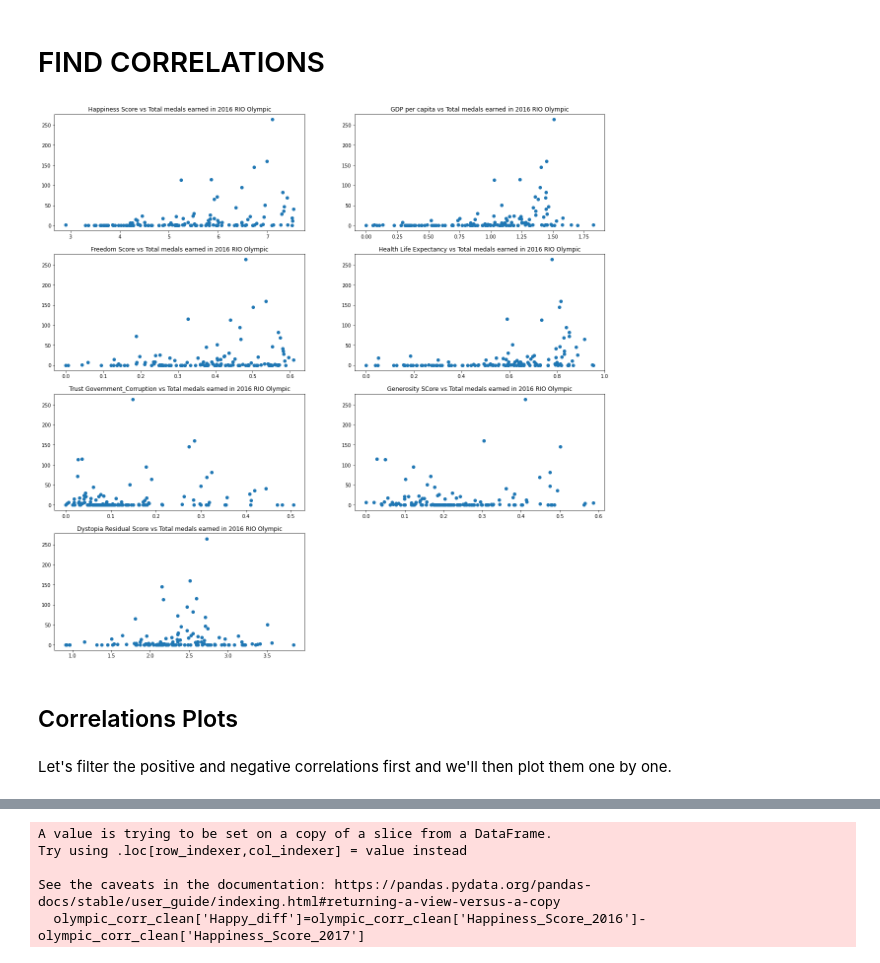
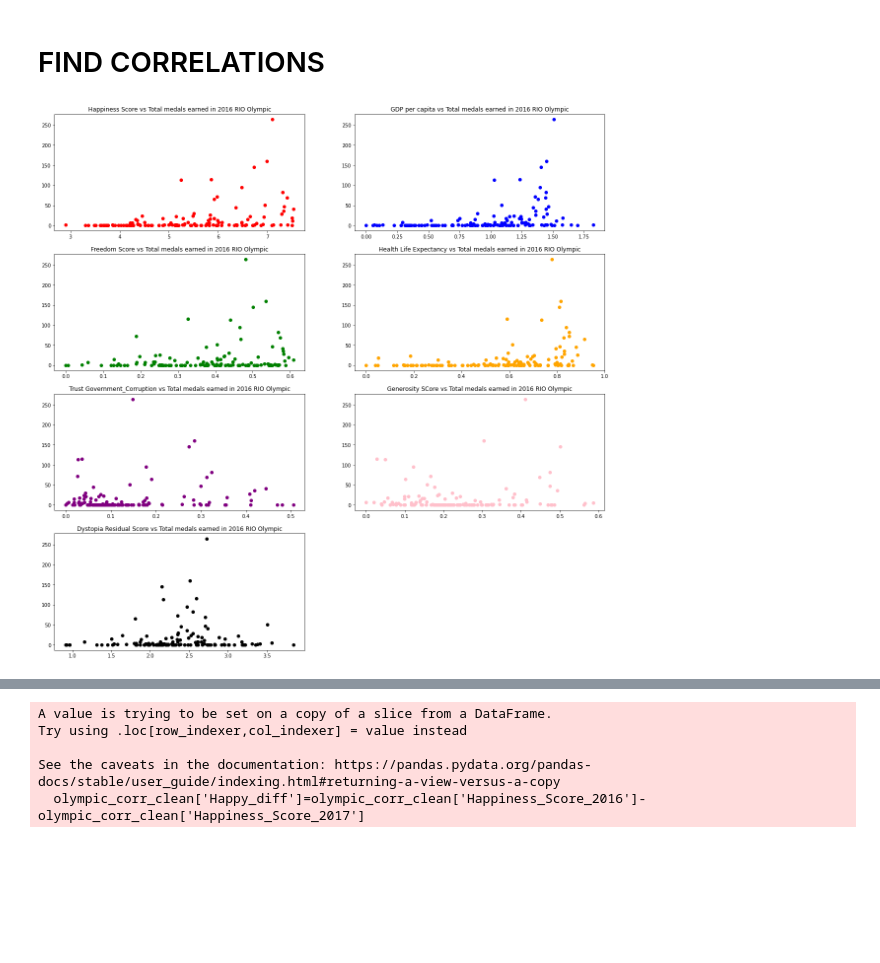
Before and after one commit to billychoy/Descriptive-Analysis-World-Happiness-Index-and-Olympic-Game, a Jupyter notebook: World Happiest Index and Olympic Game.ipynb, the cells around one changed output, grey strips where cells are left out. Drawn from its saved outputs; the diff is of its cells as text; code cells hidden in the pictures; blank space fills up the shorter version.

```diff
--- a/World Happiest Index and Olympic Game.ipynb
+++ b/World Happiest Index and Olympic Game.ipynb
@@ -747,24 +747,20 @@ olympic_corr_clean.isnull().sum().sum()
 # %%
 plt.rc('figure', figsize=(20,20))
 fig, axes = plt.subplots(4,2)
-axes[0,0].scatter(olympic_corr_clean['Happiness_Score_2016'],olympic_corr_clean['total_medals'])
+axes[0,0].scatter(olympic_corr_clean['Happiness_Score_2016'],olympic_corr_clean['total_medals'],c='r')
 axes[0,0].set_title('Happiness Score vs Total medals earned in 2016 RIO Olympic')
-axes[0,1].scatter(olympic_corr_clean['Economy_GDP_per_Capita_2016'],olympic_corr_clean['total_medals'])
+axes[0,1].scatter(olympic_corr_clean['Economy_GDP_per_Capita_2016'],olympic_corr_clean['total_medals'],c='b')
 axes[0,1].set_title('GDP per capita vs Total medals earned in 2016 RIO Olympic')
-axes[1,0].scatter(olympic_corr_clean['Freedom_2016'],olympic_corr_clean['total_medals'])
+axes[1,0].scatter(olympic_corr_clean['Freedom_2016'],olympic_corr_clean['total_medals'],c='g')
 axes[1,0].set_title('Freedom Score vs Total medals earned in 2016 RIO Olympic')
-axes[1,1].scatter(olympic_corr_clean['Health_Life Expectancy_2016'],olympic_corr_clean['total_medals'])
+axes[1,1].scatter(olympic_corr_clean['Health_Life Expectancy_2016'],olympic_corr_clean['total_medals'],c='orange')
 axes[1,1].set_title('Health Life Expectancy vs Total medals earned in 2016 RIO Olympic')
-axes[2,0].scatter(olympic_corr_clean['Trust_Government_Corruption_2016'],olympic_corr_clean['total_medals'])
+axes[2,0].scatter(olympic_corr_clean['Trust_Government_Corruption_2016'],olympic_corr_clean['total_medals'],c='purple')
 axes[2,0].set_title('Trust Government_Corruption vs Total medals earned in 2016 RIO Olympic')
-axes[2,1].scatter(olympic_corr_clean['Generosity_2016'],olympic_corr_clean['total_medals'])
+axes[2,1].scatter(olympic_corr_clean['Generosity_2016'],olympic_corr_clean['total_medals'],c='pink')
 axes[2,1].set_title('Generosity SCore vs Total medals earned in 2016 RIO Olympic')
-axes[3,0].scatter(olympic_corr_clean['Dystopia_Residual_2016'],olympic_corr_clean['total_medals'])
+axes[3,0].scatter(olympic_corr_clean['Dystopia_Residual_2016'],olympic_corr_clean['total_medals'],c='black')
 axes[3,0].set_title('Dystopia Residual Score vs Total medals earned in 2016 RIO Olympic')
 fig.delaxes(axes[3,1])
 # %% [output]
-[figure, old version]
+[figure, new version]
-# %% [markdown]
-## Correlations Plots<a id='corr_plots'></a>
-# %% [markdown]
-Let's filter the positive and negative correlations first and we'll then plot them one by one.
```
Also changed, not shown: parts of 11 cells of this notebook.
